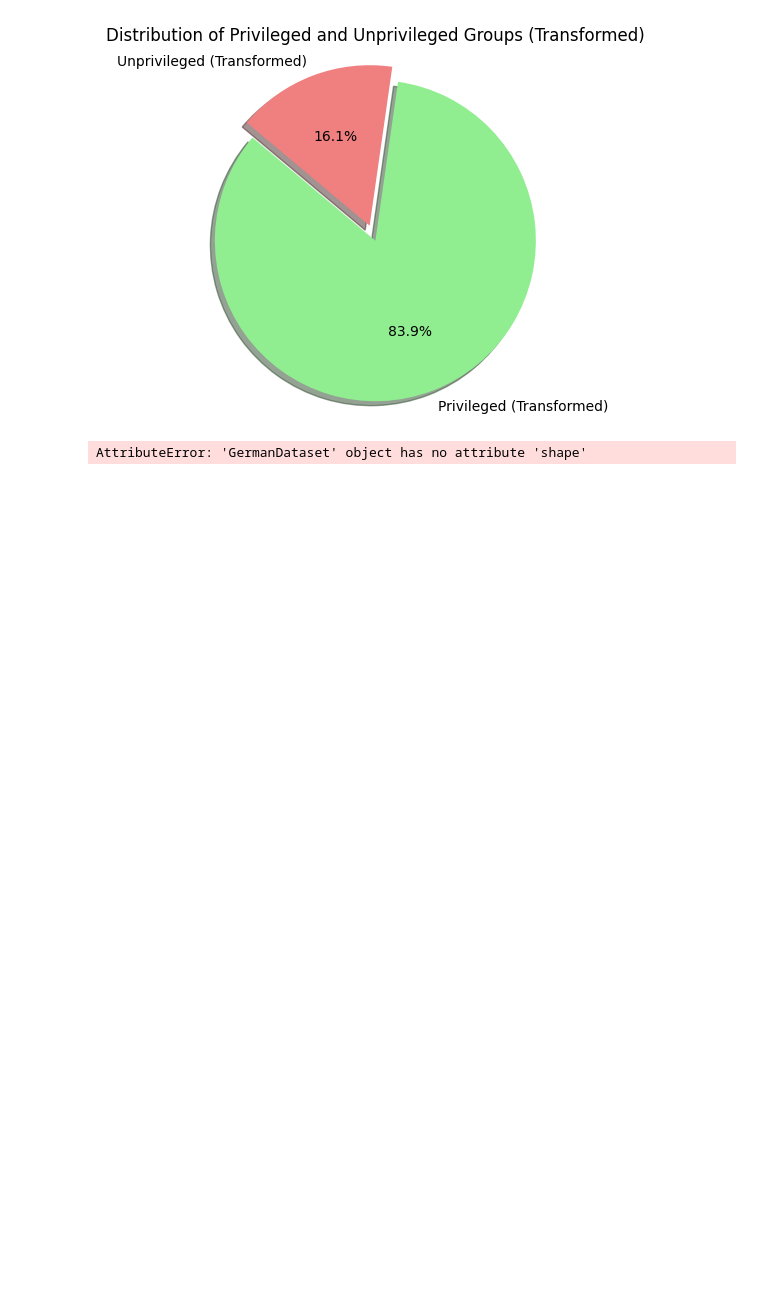
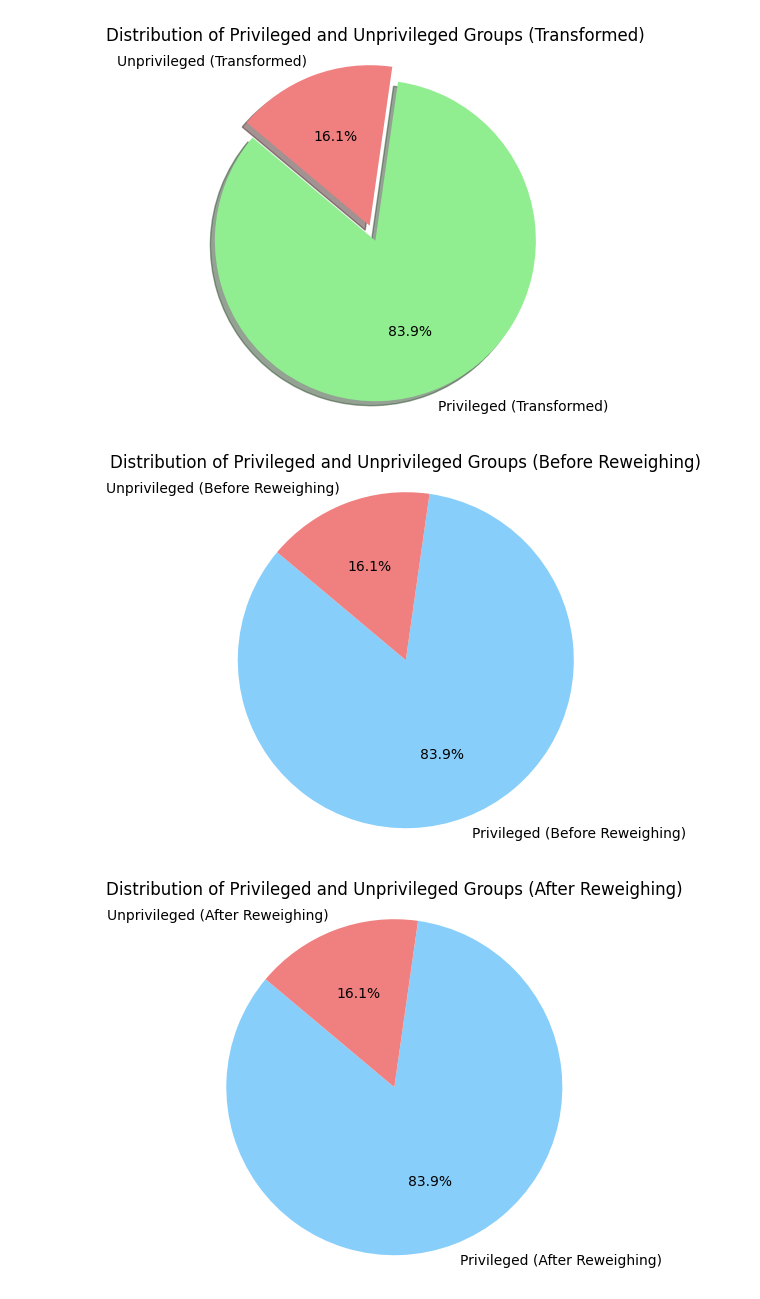
Before and after one commit to SUDHARSSHINI/DV, a Jupyter notebook: Responsible_AI_1.ipynb, the cells around one changed output. Drawn from its saved outputs; the diff is of its cells as text; code cells hidden in the pictures; blank space fills up the shorter version.

```diff
--- a/Responsible_AI_1.ipynb
+++ b/Responsible_AI_1.ipynb
@@ -255,6 +255,10 @@ plt.show()
 [figure]
 # %%
 import matplotlib.pyplot as plt
+from aif360.algorithms.preprocessing import Reweighing
+
+# Load the dataset and define necessary variables
+# ... (your dataset loading code)
 
 # Function to create a pie chart
 def create_pie_chart(labels, sizes, title):
@@ -262,35 +266,36 @@ def create_pie_chart(labels, sizes, title):
     plt.axis('equal')  # Equal aspect ratio ensures that the pie is drawn as a circle.
     plt.title(title)
     plt.show()
 
 # Calculate the distribution of the sensitive attribute before reweighing
 privileged_mask_before = dataset_orig_train.protected_attributes[:, 0] == 1
 unprivileged_mask_before = ~privileged_mask_before
 
-num_privileged_before = dataset_orig_train.subset(privileged_mask_before).shape[0]
-num_unprivileged_before = dataset_orig_train.subset(unprivileged_mask_before).shape[0]
+num_privileged_before = dataset_orig_train.labels[privileged_mask_before].shape[0]
+num_unprivileged_before = dataset_orig_train.labels[unprivileged_mask_before].shape[0]
 
 labels_before = ['Privileged (Before Reweighing)', 'Unprivileged (Before Reweighing)']
 sizes_before = [num_privileged_before, num_unprivileged_before]
 
 # Display the pie chart before reweighing
 create_pie_chart(labels_before, sizes_before, 'Distribution of Privileged and Unprivileged Groups (Before Reweighing)')
 
 # Apply Reweighing algorithm
 RW = Reweighing(unprivileged_groups=unprivileged_groups, privileged_groups=privileged_groups)
 dataset_transf_train = RW.fit_transform(dataset_orig_train)
 
 # Calculate the distribution of the sensitive attribute after reweighing
 privileged_mask_after = dataset_transf_train.protected_attributes[:, 0] == 1
 unprivileged_mask_after = ~privileged_mask_after
 
-num_privileged_after = dataset_transf_train.subset(privileged_mask_after).shape[0]
-num_unprivileged_after = dataset_transf_train.subset(unprivileged_mask_after).shape[0]
+num_privileged_after = dataset_transf_train.labels[privileged_mask_after].shape[0]
+num_unprivileged_after = dataset_transf_train.labels[unprivileged_mask_after].shape[0]
 
 labels_after = ['Privileged (After Reweighing)', 'Unprivileged (After Reweighing)']
 sizes_after = [num_privileged_after, num_unprivileged_after]
 
 # Display the pie chart after reweighing
 create_pie_chart(labels_after, sizes_after, 'Distribution of Privileged and Unprivileged Groups (After Reweighing)')
 # %% [output]
-AttributeError: 'GermanDataset' object has no attribute 'shape'
+[figure, added]
+[figure, added]
```
Also changed, not shown: parts of 1 cell of this notebook.
